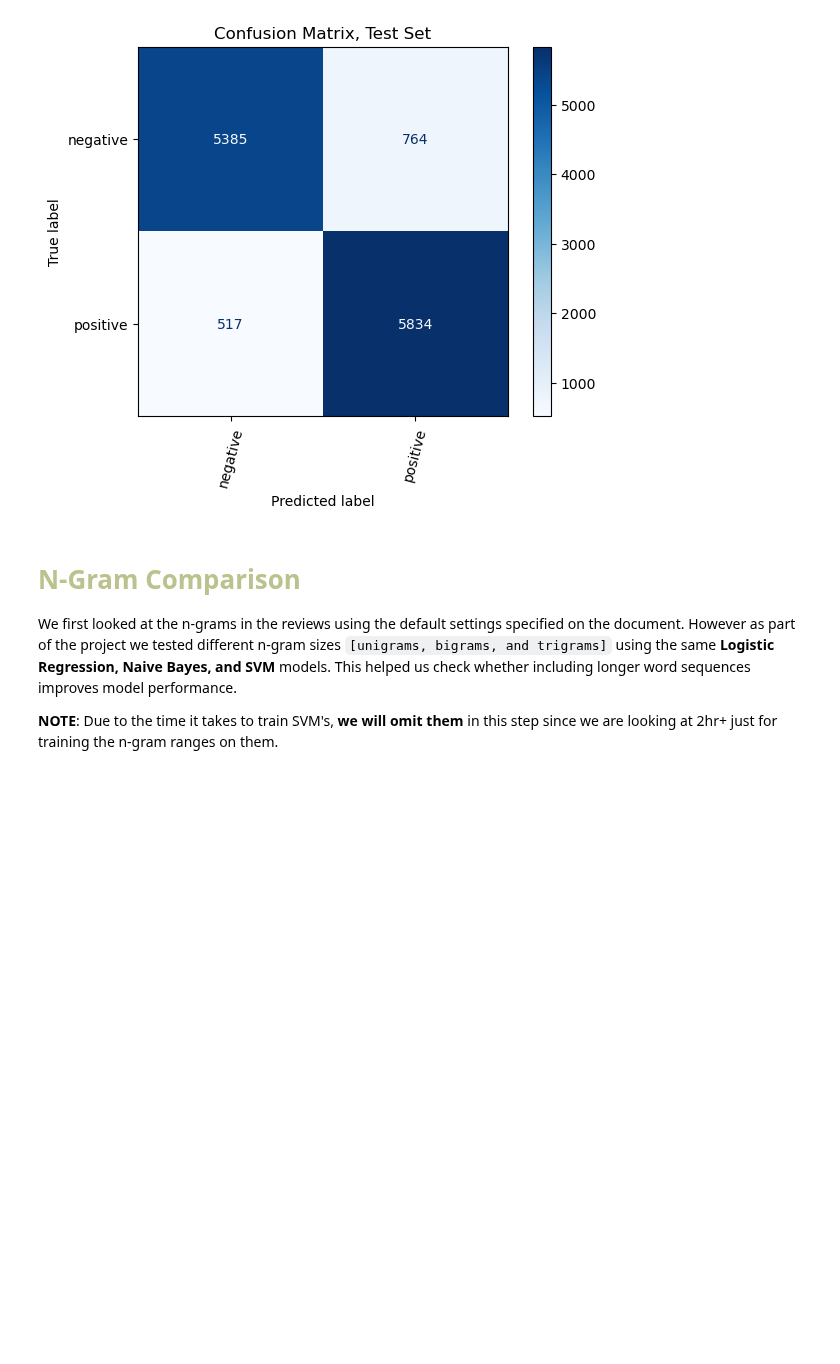
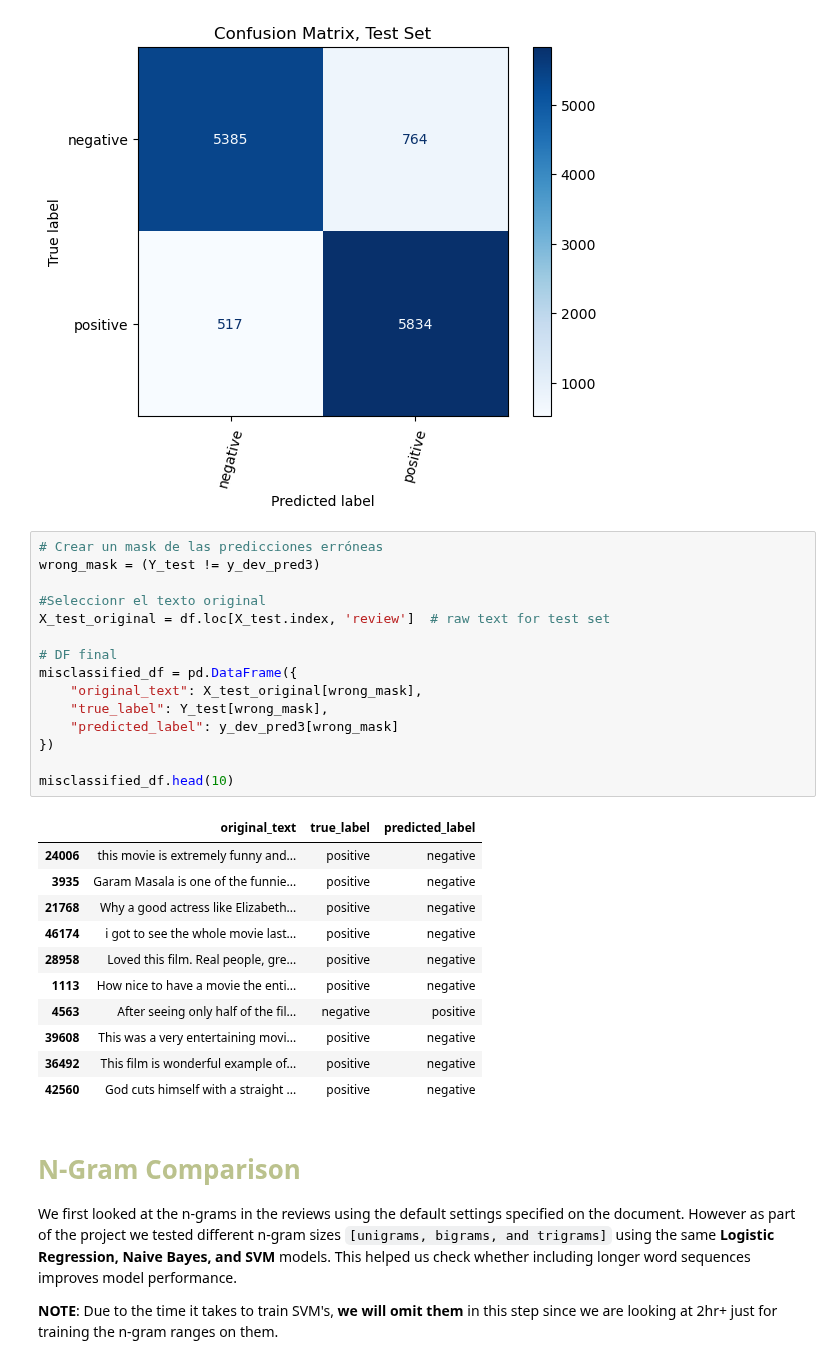
Before and after one commit to aiko-isnt-ded/text-mining-projects, a Jupyter notebook: sentiment_analysis_movies.ipynb, the cells around one changed output. Drawn from its saved outputs; the diff is of its cells as text; blank space fills up the shorter version.

```diff
--- a/sentiment_analysis_movies.ipynb
+++ b/sentiment_analysis_movies.ipynb
@@ -392,6 +392,33 @@ plt.show()
    macro avg     0.8983    0.8972    0.8974     12500
 weighted avg     0.8981    0.8975    0.8974     12500
 [figure]
+# %%
+# Crear un mask de las predicciones erróneas
+wrong_mask = (Y_test != y_dev_pred3)
+
+#Seleccionr el texto original
+X_test_original = df.loc[X_test.index, 'review']  # raw text for test set
+
+# DF final
+misclassified_df = pd.DataFrame({
+    "original_text": X_test_original[wrong_mask],
+    "true_label": Y_test[wrong_mask],
+    "predicted_label": y_dev_pred3[wrong_mask]
+})
+
+misclassified_df.head(10)
+# %% [output]
+|  | original_text | true_label | predicted_label |
+| 24006 | this movie is extremely funny and... | positive | negative |
+| 3935 | Garam Masala is one of the funnie... | positive | negative |
+| 21768 | Why a good actress like Elizabeth... | positive | negative |
+| 46174 | i got to see the whole movie last... | positive | negative |
+| 28958 | Loved this film. Real people, gre... | positive | negative |
+| 1113 | How nice to have a movie the enti... | positive | negative |
+| 4563 | After seeing only half of the fil... | negative | positive |
+| 39608 | This was a very entertaining movi... | positive | negative |
+| 36492 | This film is wonderful example of... | positive | negative |
+| 42560 | God cuts himself with a straight ... | positive | negative |
 # %% [markdown]
 # <font color= #bbc28d> **N-Gram Comparison** </font>
 We first looked at the n-grams in the reviews using the default settings specified on the document. However as part of the project we tested different n-gram sizes `[unigrams, bigrams, and trigrams]` using the same **Logistic Regression, Naive Bayes, and SVM** models. This helped us check whether including longer word sequences improves model performance.
```
Also changed, not shown: parts of 1 cell of this notebook.
